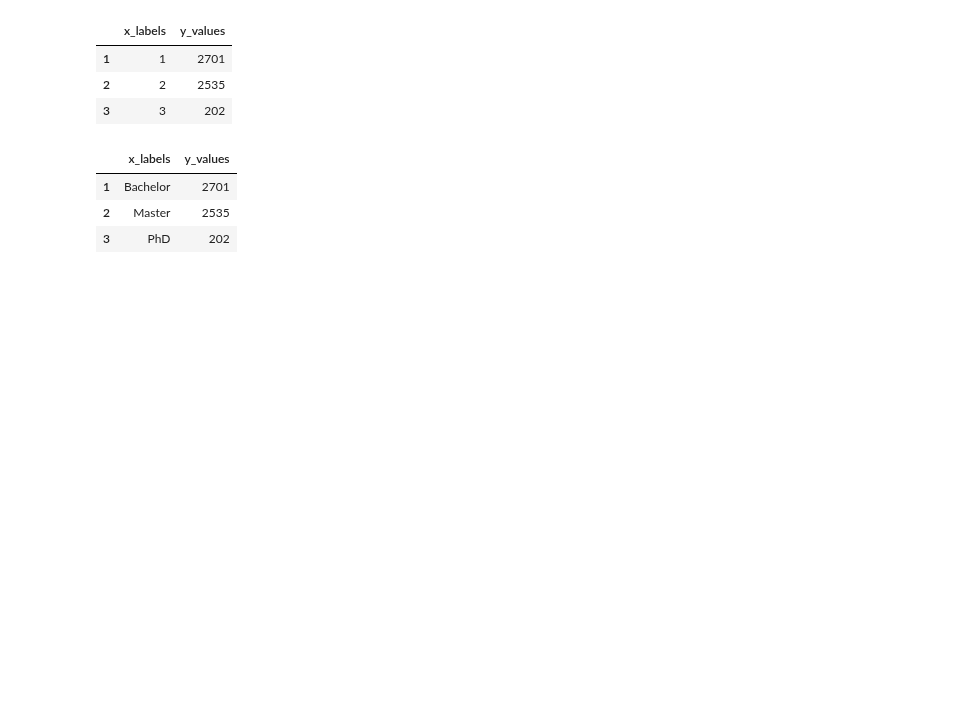
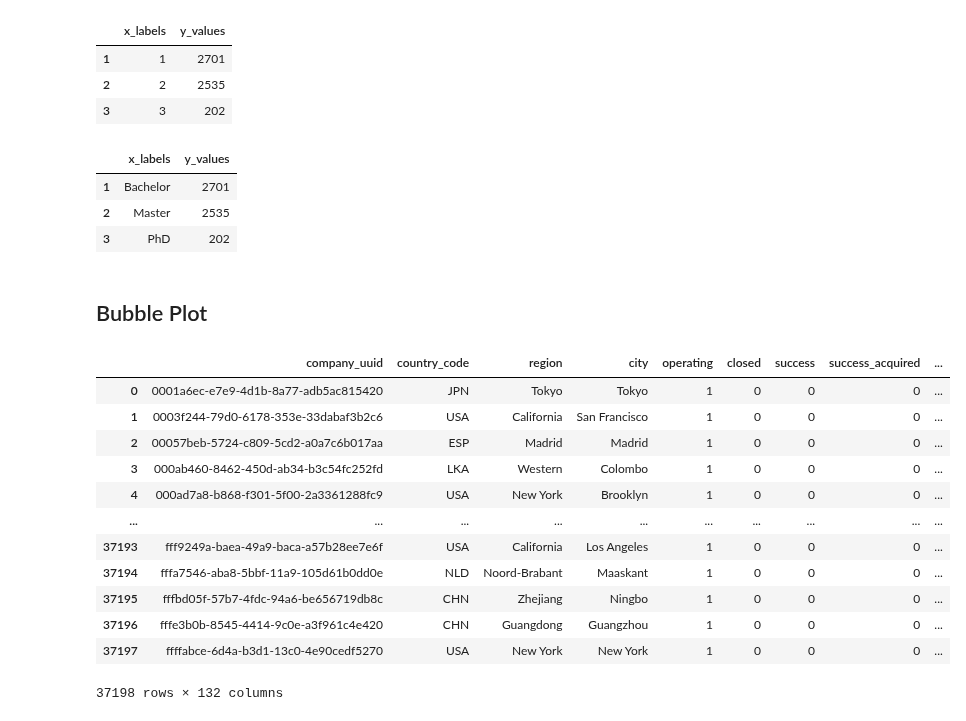
Before and after one commit to StardustLID/TEMG4952A-TEAM-5, a Jupyter notebook: backend/csv_helper.ipynb, the cells around one changed output. Drawn from its saved outputs; the diff is of its cells as text; code cells hidden in the pictures; blank space fills up the shorter version.

```diff
--- a/backend/csv_helper.ipynb
+++ b/backend/csv_helper.ipynb
@@ -763,3 +763,23 @@ df_edu
 | 1 | Bachelor | 2701 |
 | 2 | Master | 2535 |
 | 3 | PhD | 202 |
+# %% [markdown]
+## Bubble Plot
+# %%
+import pandas as pd
+df = pd.read_csv("../Week3_Onwards/unifed_csv_without_duplicated_company.csv")
+df
+# %% [output]
+|  | company_uuid | country_code | region | city | operating | closed | success | success_acquired | ... |
+| 0 | 0001a6ec-e7e9-4d1b-8a77-adb5ac815420 | JPN | Tokyo | Tokyo | 1 | 0 | 0 | 0 | ... |
+| 1 | 0003f244-79d0-6178-353e-33dabaf3b2c6 | USA | California | San Francisco | 1 | 0 | 0 | 0 | ... |
+| 2 | 00057beb-5724-c809-5cd2-a0a7c6b017aa | ESP | Madrid | Madrid | 1 | 0 | 0 | 0 | ... |
+| 3 | 000ab460-8462-450d-ab34-b3c54fc252fd | LKA | Western | Colombo | 1 | 0 | 0 | 0 | ... |
+| 4 | 000ad7a8-b868-f301-5f00-2a3361288fc9 | USA | New York | Brooklyn | 1 | 0 | 0 | 0 | ... |
+| ... | ... | ... | ... | ... | ... | ... | ... | ... | ... |
+| 37193 | fff9249a-baea-49a9-baca-a57b28ee7e6f | USA | California | Los Angeles | 1 | 0 | 0 | 0 | ... |
+| 37194 | fffa7546-aba8-5bbf-11a9-105d61b0dd0e | NLD | Noord-Brabant | Maaskant | 1 | 0 | 0 | 0 | ... |
+| 37195 | fffbd05f-57b7-4fdc-94a6-be656719db8c | CHN | Zhejiang | Ningbo | 1 | 0 | 0 | 0 | ... |
+| 37196 | fffe3b0b-8545-4414-9c0e-a3f961c4e420 | CHN | Guangdong | Guangzhou | 1 | 0 | 0 | 0 | ... |
+| 37197 | ffffabce-6d4a-b3d1-13c0-4e90cedf5270 | USA | New York | New York | 1 | 0 | 0 | 0 | ... |
+37198 rows × 132 columns
```
Also changed, not shown: parts of 6 cells of this notebook, 4 other files.
